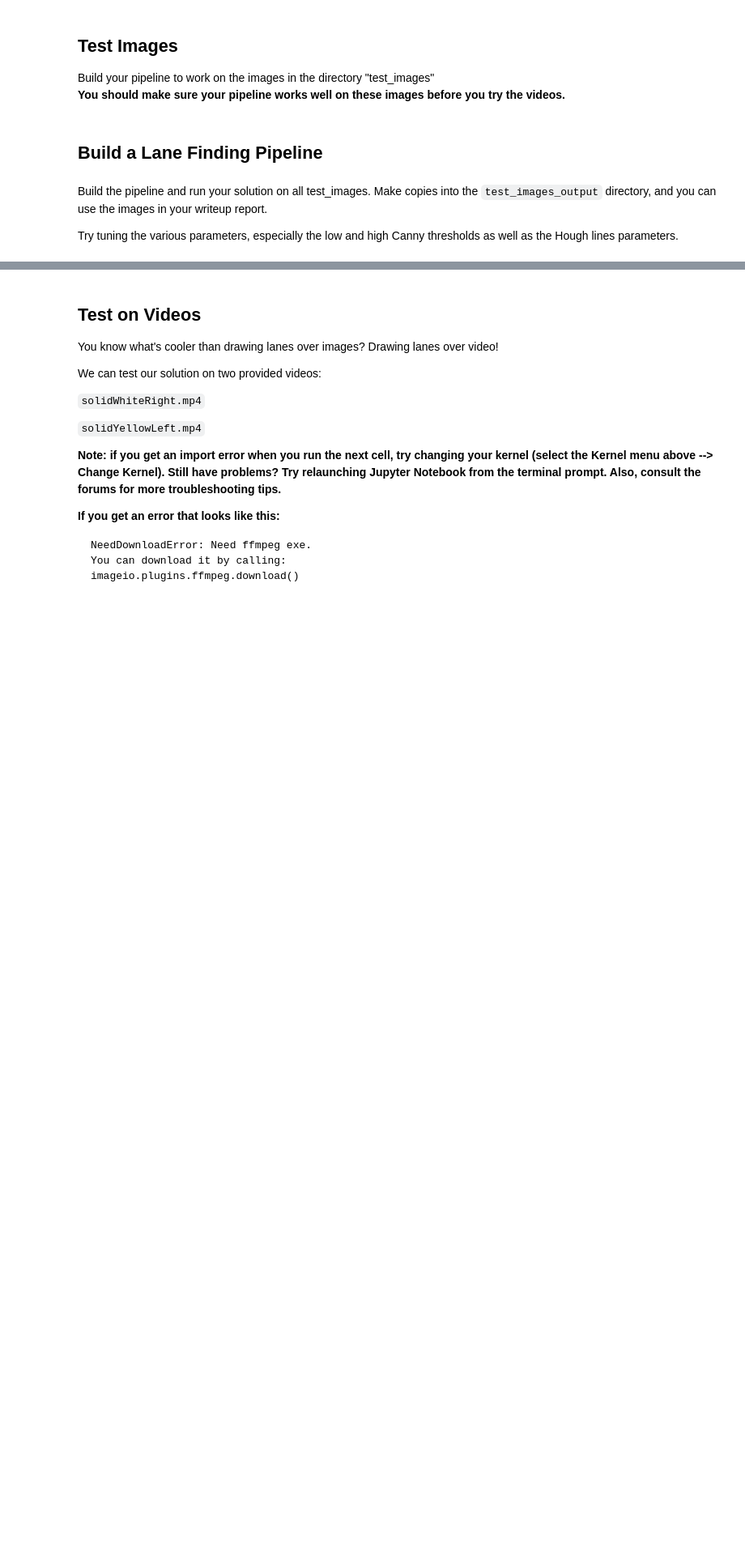
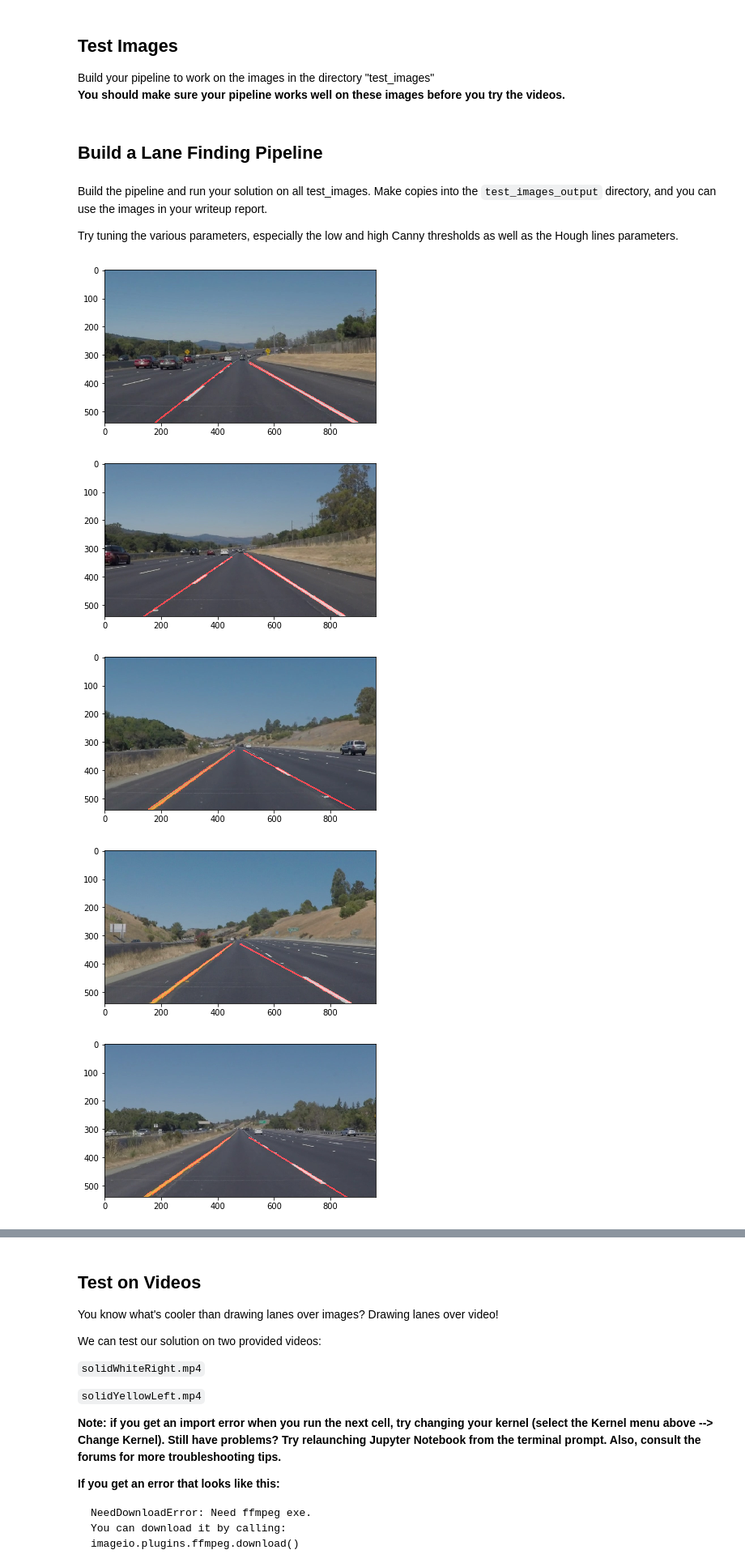
Before and after one commit to sabdar18/Self-Driving-Car-ND-LaneLines-P1, a Jupyter notebook: P1.ipynb, the cells around one changed output, grey strips where cells are left out. Shown at 81% size. Cells and saved outputs as stored; diff of their text form; code cells hidden in the pictures; blank space fills up the shorter version.

```diff
--- a/P1.ipynb
+++ b/P1.ipynb
@@ -237,7 +237,7 @@ Try tuning the various parameters, especially the low and high Canny thresholds
 # %%
 # TODO: Build your pipeline that will draw lane lines on the test_images
 # then save them to the test_images_output directory.
-def lane_finding_pipeline(img,isGray='false'):
+def lane_finding_pipeline(img):
 
 
     lane_image = np.copy(img)
@@ -253,32 +253,38 @@ def lane_finding_pipeline(img,isGray='false'):
     #find the region of interest
     imShape = image.shape;
     vertices = np.array([[(0,imShape[0]),(imShape[1]/2,imShape[0]/2 +10),(imShape[1],imShape[0]),(imShape[1],imShape[0])]],dtype= np.int32)
     masked_edges = region_of_interest(edges,vertices)
 
 
     # Define the Hough transform parameters
     # Make a blank the same size as our image to draw on
     rho = 2 # distance resolution in pixels of the Hough grid
     theta = np.pi/180 # angular resolution in radians of the Hough grid
     threshold = 10     # minimum number of votes (intersections in Hough grid cell)
     min_line_length = 20 #minimum number of pixels making up a line
     max_line_gap = 1    # maximum gap in pixels between connectable line segments
     # appply hough lines function to masked edges
     color_edges = hough_lines(masked_edges,rho, theta,threshold,min_line_length,max_line_gap)
     # add color_edges with lane_image  and return final image
 
     return weighted_img(color_edges,lane_image)
 
 
 
 def test_output_images():
     for test_image in test_images:
         image = mpimg.imread('test_images/'+test_image)
-        test_output = lane_finding_pipeline(image, isGray='true')
+        test_output = lane_finding_pipeline(image)
         plt.imshow(lane_finding_pipeline(image))
         plt.show()
         cv2.imwrite(os.path.join('test_images_output','final'+test_image),test_output)
 
 
 
-# test_output_images()
+test_output_images()
+# %% [output]
+[figure, added]
+[figure, added]
+[figure, added]
+[figure, added]
+[figure, added]
```
Also changed, not shown: parts of 4 cells of this notebook, 9 other files.
